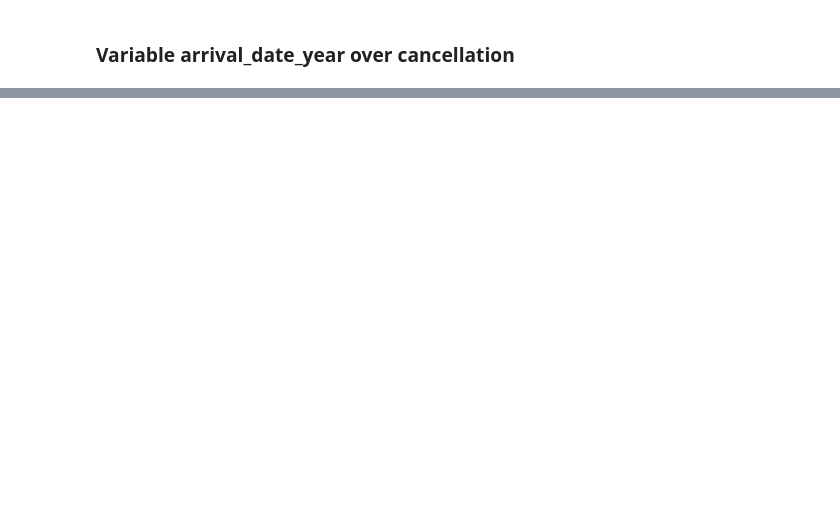
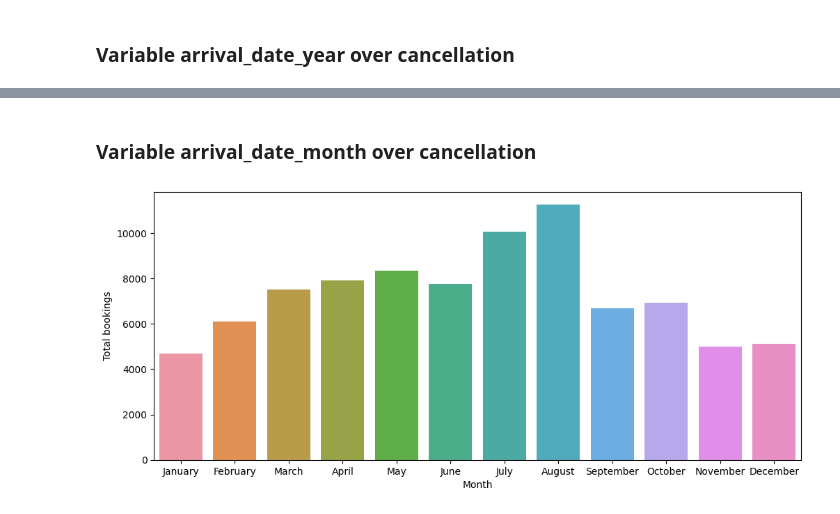
Before and after one commit to TheDandyCodes/TFG-ADE, a Jupyter notebook: EDA_booking_v2.ipynb, the cells around one changed output, grey strips where cells are left out. Saved outputs shown, nothing was run; the diff lists cells and outputs as text; code cells hidden in the pictures; blank space fills up the shorter version.

```diff
--- a/EDA_booking_v2.ipynb
+++ b/EDA_booking_v2.ipynb
@@ -254,0 +255,13 @@ plt.show()
+# %% [markdown]
+### Variable arrival_date_month over cancellation
+# %%
+index=['January', 'February', 'March', 'April', 'May', 'June', 'July', 'August', 'September', 'October', 'November', 'December']
+month = pd.DataFrame(df.groupby(df.arrival_date_month).is_canceled.count(), index=index).reset_index()
+month.columns = ['Month', 'tot_canceled']
+# %%
+plt.figure(figsize=(12,5))
+sns.barplot(month, x='Month', y='tot_canceled')
+plt.ylabel('Total bookings')
+plt.show()
+# %% [output]
+[figure, added]
```
Also changed, not shown: parts of 18 cells of this notebook.
